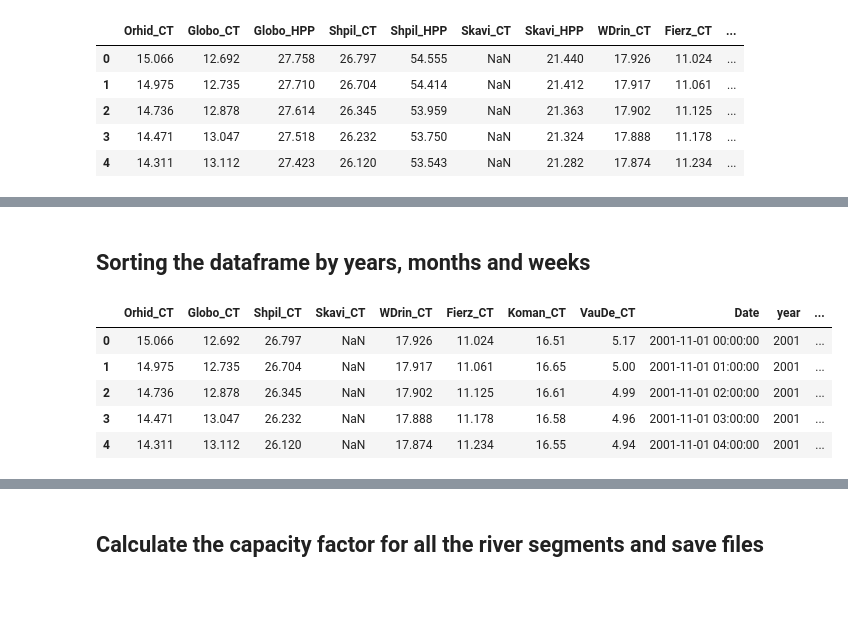
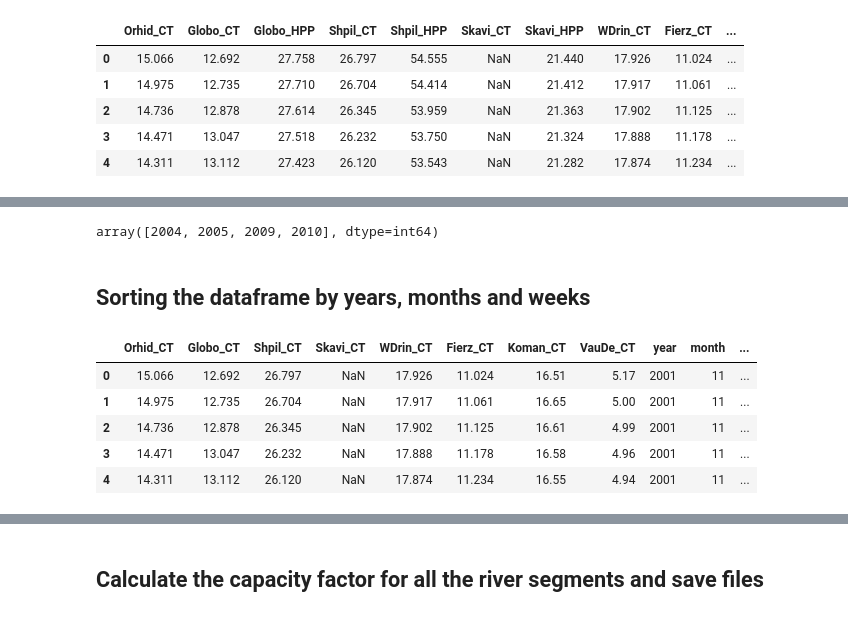
Before and after one commit to KTH-dESA/Drin_Water_Energy_Nexus_Model, a Jupyter notebook: Drin project - hourly data processing to get the weekly distributions 20201023.ipynb, the cells around one changed output, grey strips where cells are left out. Drawn from its saved outputs; the diff is of its cells as text; code cells hidden in the pictures.

```diff
--- a/Drin project - hourly data processing to get the weekly distributions 20201023.ipynb
+++ b/Drin project - hourly data processing to get the weekly distributions 20201023.ipynb
@@ -78,3 +78,9 @@ df2.head()
 | 2 | 14.736 | 12.878 | 27.614 | 26.345 | 53.959 | NaN | 21.363 | 17.902 | 11.125 | ... |
 | 3 | 14.471 | 13.047 | 27.518 | 26.232 | 53.750 | NaN | 21.324 | 17.888 | 11.178 | ... |
 | 4 | 14.311 | 13.112 | 27.423 | 26.120 | 53.543 | NaN | 21.282 | 17.874 | 11.234 | ... |
+# %%
+df2['Date']=df2['Date']
+df2['year'] = df2['Date'].dt.year
+df2['month'] = df2['Date'].dt.month
+df2['week'] = df2['Date'].dt.week
+df2.head()
@@ -81,19 +94,28 @@ df2.head()
+# %%
+# To check the number of weeks in each month
+wim = df2[['Date','year','month','week','Orhid_CT','Globo_CT','Shpil_CT','Skavi_CT','WDrin_CT','Fierz_CT','Koman_CT','VauDe_CT']]
+#wim2 = wim[wim['year']==2005]
+wim3 = wim.groupby(['week','month']).mean()
+#pd.set_option("display.max_rows", None, "display.max_columns", None)
+wim4 = wim.groupby(['month','week']).mean()
+wim.loc[wim['week']==53,'year'].unique()
+# %% [output]
+array([2004, 2005, 2009, 2010], dtype=int64)
 # %% [markdown]
 ## Sorting the dataframe by years, months and weeks
 # %%
 dfCT=df2.filter(like='_CT').astype('float')
-dfCT['Date']=df2['Date']
-dfCT['year'] = dfCT['Date'].dt.year
-dfCT['month'] = dfCT['Date'].dt.month
-dfCT['week'] = dfCT['Date'].dt.week
+dfCT['year'] = df2['Date'].dt.year
+dfCT['month'] = df2['Date'].dt.month
+dfCT['week'] = df2['Date'].dt.week
 dfCT.head()
 # %% [output]
-|  | Orhid_CT | Globo_CT | Shpil_CT | Skavi_CT | WDrin_CT | Fierz_CT | Koman_CT | VauDe_CT | Date | year | ... |
-| 0 | 15.066 | 12.692 | 26.797 | NaN | 17.926 | 11.024 | 16.51 | 5.17 | 2001-11-01 00:00:00 | 2001 | ... |
-| 1 | 14.975 | 12.735 | 26.704 | NaN | 17.917 | 11.061 | 16.65 | 5.00 | 2001-11-01 01:00:00 | 2001 | ... |
-| 2 | 14.736 | 12.878 | 26.345 | NaN | 17.902 | 11.125 | 16.61 | 4.99 | 2001-11-01 02:00:00 | 2001 | ... |
-| 3 | 14.471 | 13.047 | 26.232 | NaN | 17.888 | 11.178 | 16.58 | 4.96 | 2001-11-01 03:00:00 | 2001 | ... |
-| 4 | 14.311 | 13.112 | 26.120 | NaN | 17.874 | 11.234 | 16.55 | 4.94 | 2001-11-01 04:00:00 | 2001 | ... |
+|  | Orhid_CT | Globo_CT | Shpil_CT | Skavi_CT | WDrin_CT | Fierz_CT | Koman_CT | VauDe_CT | year | month | ... |
+| 0 | 15.066 | 12.692 | 26.797 | NaN | 17.926 | 11.024 | 16.51 | 5.17 | 2001 | 11 | ... |
+| 1 | 14.975 | 12.735 | 26.704 | NaN | 17.917 | 11.061 | 16.65 | 5.00 | 2001 | 11 | ... |
+| 2 | 14.736 | 12.878 | 26.345 | NaN | 17.902 | 11.125 | 16.61 | 4.99 | 2001 | 11 | ... |
+| 3 | 14.471 | 13.047 | 26.232 | NaN | 17.888 | 11.178 | 16.58 | 4.96 | 2001 | 11 | ... |
+| 4 | 14.311 | 13.112 | 26.120 | NaN | 17.874 | 11.234 | 16.55 | 4.94 | 2001 | 11 | ... |
 # %%
 # Since we do not have data for all months in 2001 and 2010, we will delete them to reduce the errors in averaging
 # Deleting week 53
```
Also changed, not shown: parts of 30 cells of this notebook, 50 other files.
